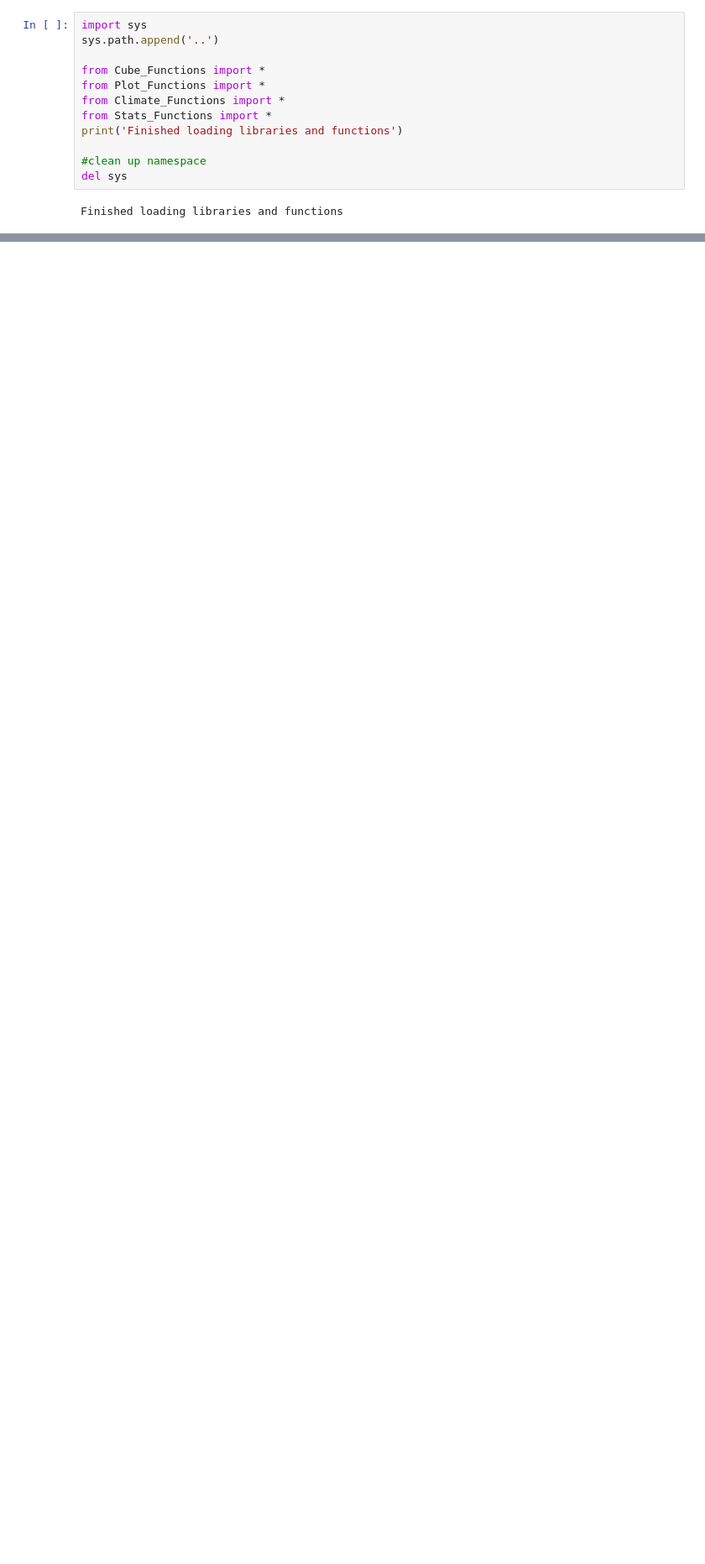
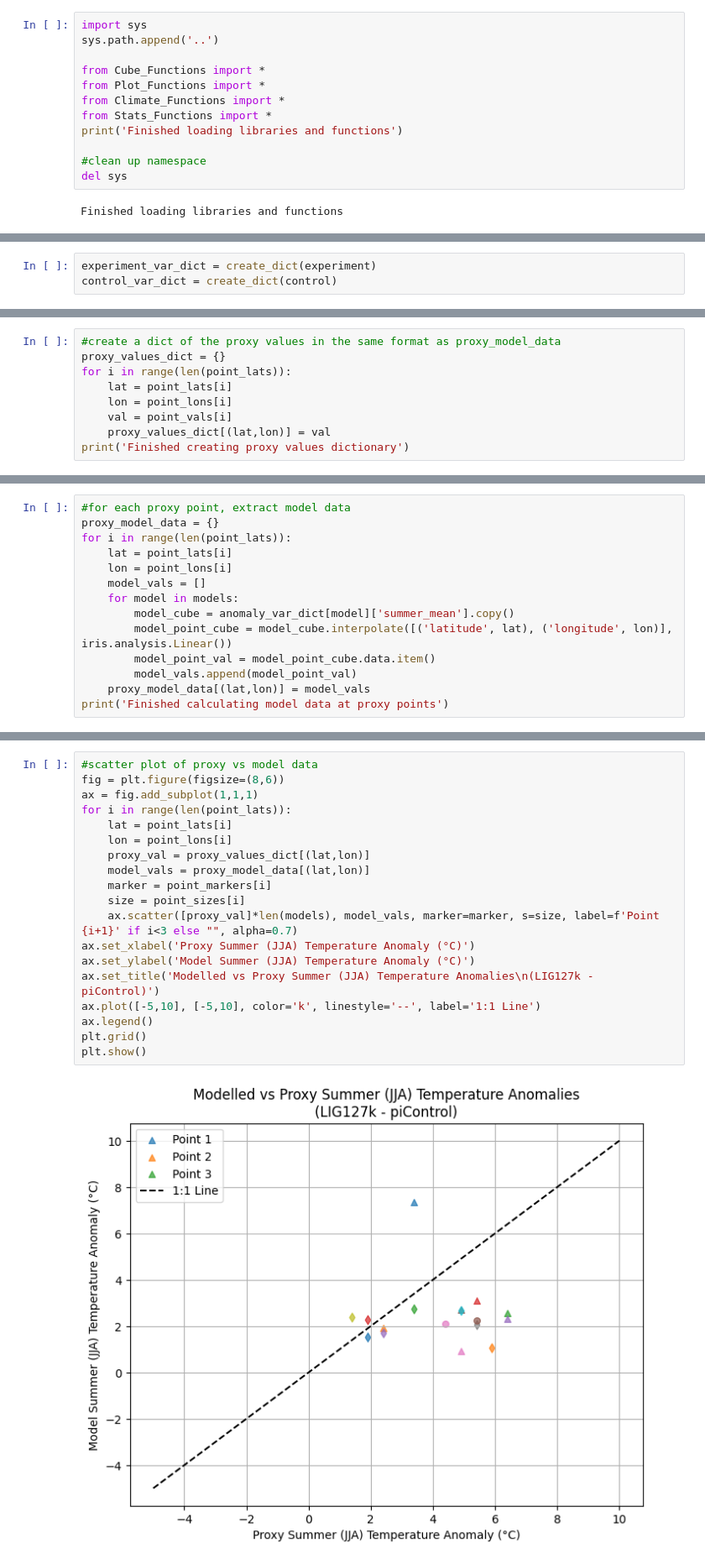
Before and after one commit to mattpollock100/CMIP6_emergent_constraint, a Jupyter notebook: temp_anomalies_proxy.ipynb, the cells around one changed output, grey strips where cells are left out. Shown at 84% size. Drawn from its saved outputs; the diff is of its cells as text; blank space fills up the shorter version.

Commit message:
gets point anomalies for one model

```diff
--- a/temp_anomalies_proxy.ipynb
+++ b/temp_anomalies_proxy.ipynb
@@ -56,0 +90,3 @@ shape = ocean_shp
+# %%
+experiment_var_dict = create_dict(experiment)
+control_var_dict = create_dict(control)
@@ -56,0 +138,9 @@ shape = ocean_shp
+# %%
+#create a dict of the proxy values in the same format as proxy_model_data
+proxy_values_dict = {}
+for i in range(len(point_lats)):
+    lat = point_lats[i]
+    lon = point_lons[i]
+    val = point_vals[i]
+    proxy_values_dict[(lat,lon)] = val
+print('Finished creating proxy values dictionary')
@@ -56,0 +149,14 @@ shape = ocean_shp
+# %%
+#for each proxy point, extract model data
+proxy_model_data = {}
+for i in range(len(point_lats)):
+    lat = point_lats[i]
+    lon = point_lons[i]
+    model_vals = []
+    for model in models:
+        model_cube = anomaly_var_dict[model]['summer_mean'].copy()
+        model_point_cube = model_cube.interpolate([('latitude', lat), ('longitude', lon)], iris.analysis.Linear())
+        model_point_val = model_point_cube.data.item()
+        model_vals.append(model_point_val)
+    proxy_model_data[(lat,lon)] = model_vals
+print('Finished calculating model data at proxy points')
@@ -56,0 +205,21 @@ shape = ocean_shp
+# %%
+#scatter plot of proxy vs model data
+fig = plt.figure(figsize=(8,6))
+ax = fig.add_subplot(1,1,1)
+for i in range(len(point_lats)):
+    lat = point_lats[i]
+    lon = point_lons[i]
+    proxy_val = proxy_values_dict[(lat,lon)]
+    model_vals = proxy_model_data[(lat,lon)]
+    marker = point_markers[i]
+    size = point_sizes[i]
+    ax.scatter([proxy_val]*len(models), model_vals, marker=marker, s=size, label=f'Point {i+1}' if i<3 else "", alpha=0.7)
+ax.set_xlabel('Proxy Summer (JJA) Temperature Anomaly (°C)')
+ax.set_ylabel('Model Summer (JJA) Temperature Anomaly (°C)')
+ax.set_title('Modelled vs Proxy Summer (JJA) Temperature Anomalies\n(LIG127k - piControl)')
+ax.plot([-5,10], [-5,10], color='k', linestyle='--', label='1:1 Line')
+ax.legend()
+plt.grid()
+plt.show()
+# %% [output]
+[figure, added]
```
Also changed, not shown: parts of 12 cells of this notebook.
